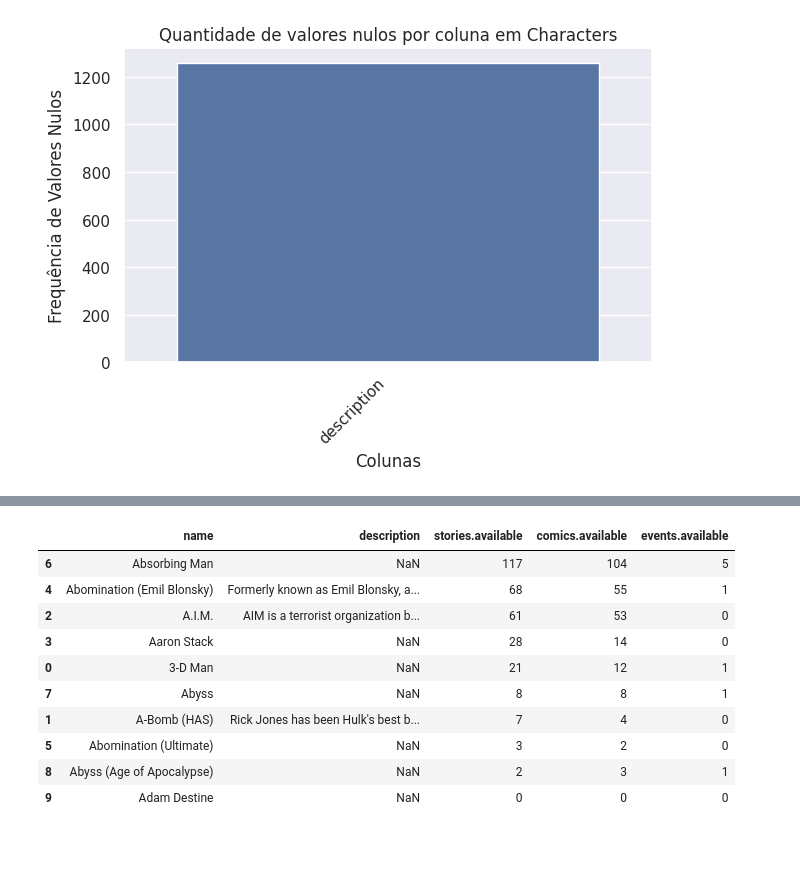
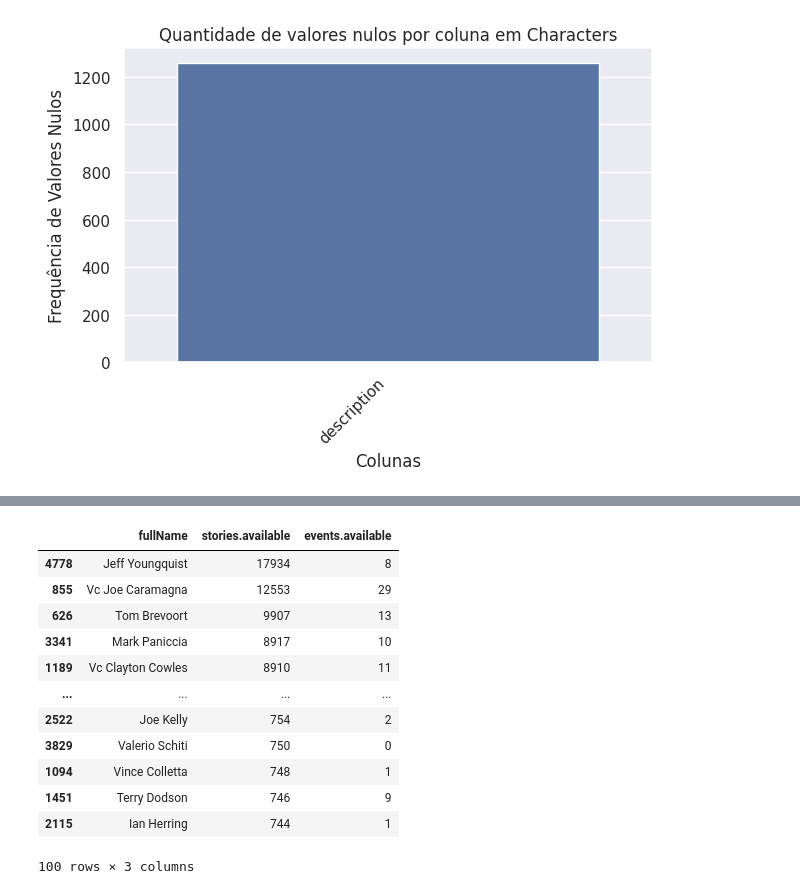
Before and after one commit to thamyrissacamoto/MarvelAPI, a Jupyter notebook: AnalisandoInsights.ipynb, the cells around one changed output, grey strips where cells are left out. Drawn from its saved outputs; the diff is of its cells as text; code cells hidden in the pictures; blank space fills up the shorter version.

Commit message:
Insights sobre Creators

```diff
--- a/AnalisandoInsights.ipynb
+++ b/AnalisandoInsights.ipynb
@@ -10,6 +11,8 @@ import plotly.graph_objects as go
 # %%
 comics = pd.read_csv("TodosComics.csv", index_col=0)
 characters = pd.read_csv("TodosPersonagens.csv", index_col=0)
+creators = pd.read_csv("TodosCreators.csv", index_col=0)
+events = pd.read_csv("TodosEvents.csv", index_col=0)
 # %% [markdown]
 # INSIGHTS
 # %%
@@ -150,0 +214,2 @@ characters
+# %%
+creators = creators[~creators["fullName"].isna()]
@@ -151,14 +234,18 @@ characters
 # %%
-characters[["name", "description", "stories.available", "comics.available", "events.available"]].head(10).sort_values("stories.available", ascending=False)
+cols = ["fullName", "stories.available", "events.available"]
+most_stories = creators[cols].sort_values("stories.available", ascending=False).head(100)
+most_stories
 # %% [output]
-|  | name | description | stories.available | comics.available | events.available |
-| 6 | Absorbing Man | NaN | 117 | 104 | 5 |
-| 4 | Abomination (Emil Blonsky) | Formerly known as Emil Blonsky, a... | 68 | 55 | 1 |
-| 2 | A.I.M. | AIM is a terrorist organization b... | 61 | 53 | 0 |
-| 3 | Aaron Stack | NaN | 28 | 14 | 0 |
-| 0 | 3-D Man | NaN | 21 | 12 | 1 |
-| 7 | Abyss | NaN | 8 | 8 | 1 |
-| 1 | A-Bomb (HAS) | Rick Jones has been Hulk's best b... | 7 | 4 | 0 |
-| 5 | Abomination (Ultimate) | NaN | 3 | 2 | 0 |
-| 8 | Abyss (Age of Apocalypse) | NaN | 2 | 3 | 1 |
-| 9 | Adam Destine | NaN | 0 | 0 | 0 |
+|  | fullName | stories.available | events.available |
+| 4778 | Jeff Youngquist | 17934 | 8 |
+| 855 | Vc Joe Caramagna | 12553 | 29 |
+| 626 | Tom Brevoort | 9907 | 13 |
+| 3341 | Mark Paniccia | 8917 | 10 |
+| 1189 | Vc Clayton Cowles | 8910 | 11 |
+| ... | ... | ... | ... |
+| 2522 | Joe Kelly | 754 | 2 |
+| 3829 | Valerio Schiti | 750 | 0 |
+| 1094 | Vince Colletta | 748 | 1 |
+| 1451 | Terry Dodson | 746 | 9 |
+| 2115 | Ian Herring | 744 | 1 |
+100 rows × 3 columns
```
Also changed, not shown: parts of 19 cells of this notebook.
